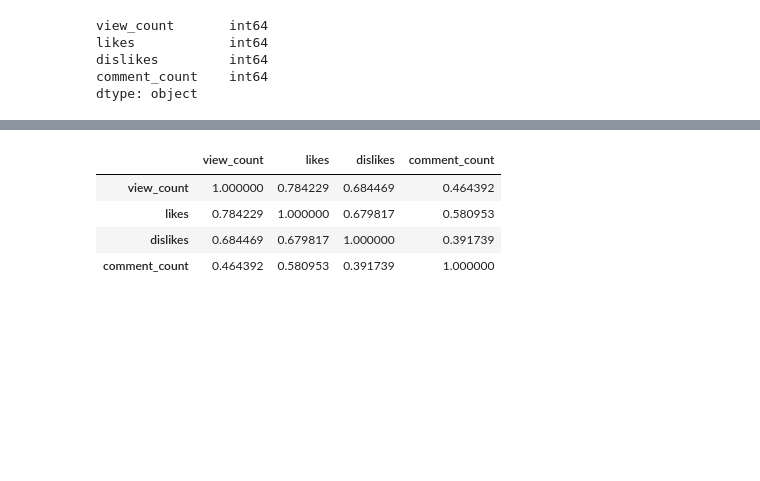
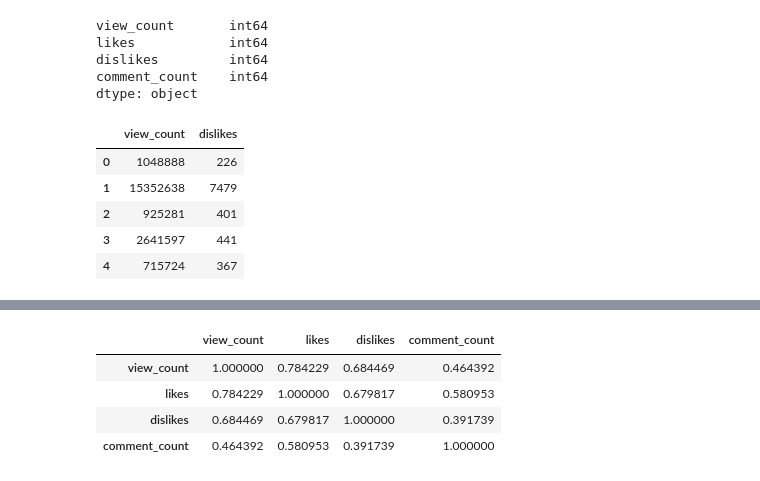
Before and after one commit to randomname512/1015_project, a Jupyter notebook: Linear_Regression.ipynb, the cells around one changed output, grey strips where cells are left out. Drawn from its saved outputs; the diff is of its cells as text; code cells hidden in the pictures; blank space fills up the shorter version.

```diff
--- a/Linear_Regression.ipynb
+++ b/Linear_Regression.ipynb
@@ -52,0 +57,9 @@ dtype: object
+# %%
+dfnew.head()
+# %% [output]
+|  | view_count | dislikes |
+| 0 | 1048888 | 226 |
+| 1 | 15352638 | 7479 |
+| 2 | 925281 | 401 |
+| 3 | 2641597 | 441 |
+| 4 | 715724 | 367 |
```
Also changed, not shown: parts of 7 cells of this notebook.
